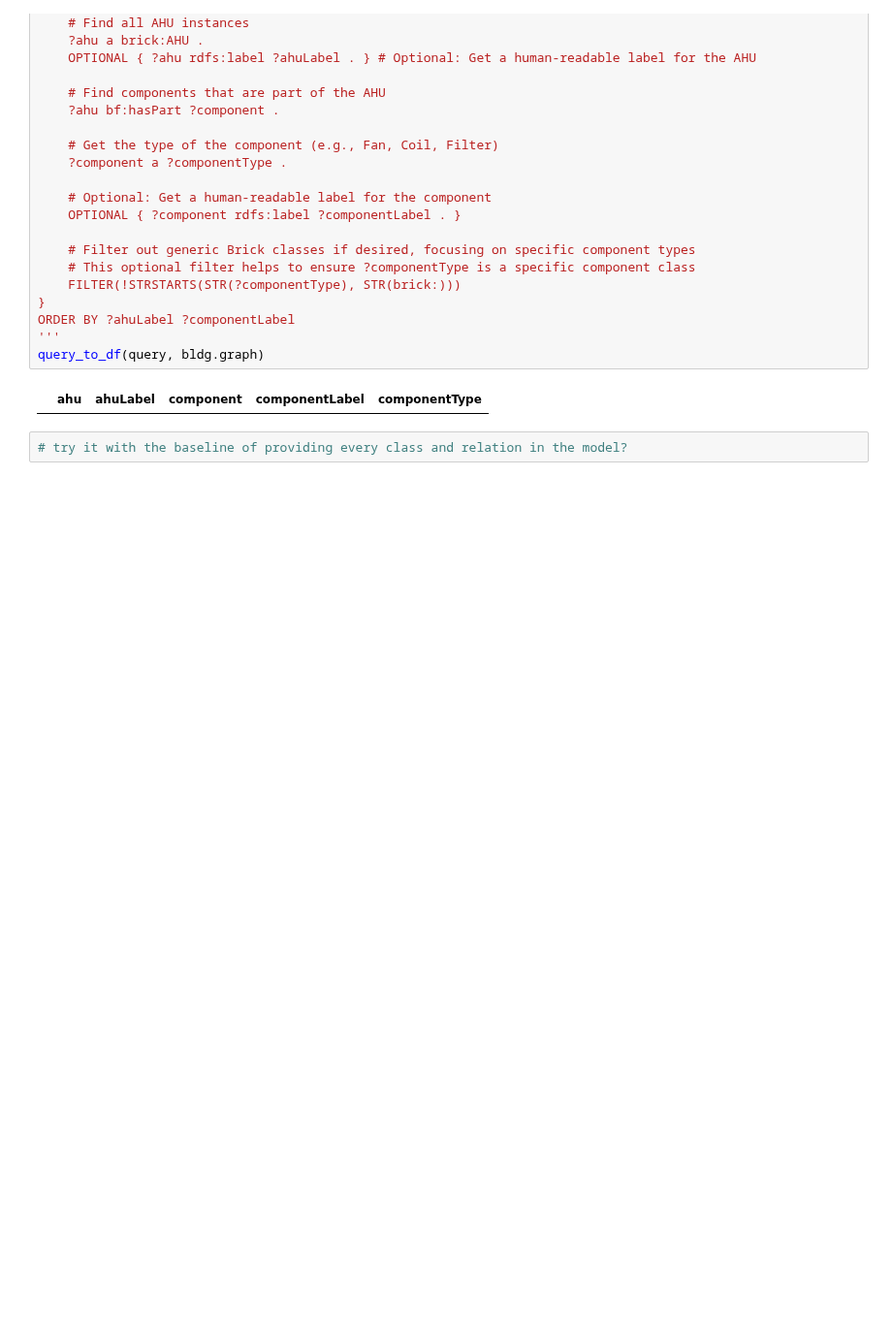
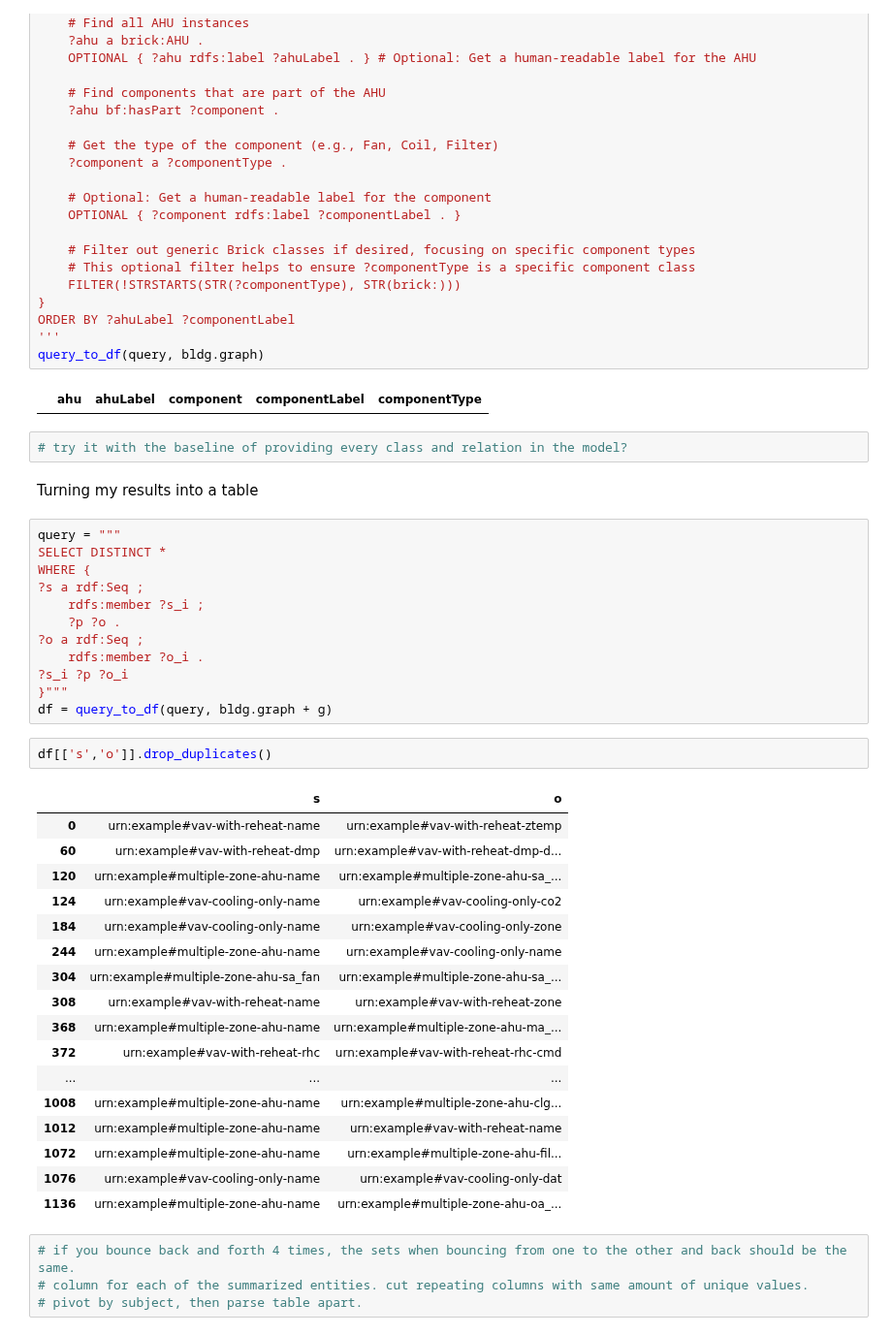
Before and after one commit to lazlop/graph-pattern-id, a Jupyter notebook: examples/brick-example.ipynb, the cells around one changed output. Shown at 97% size. Drawn from its saved outputs; the diff is of its cells as text; blank space fills up the shorter version.

```diff
--- a/examples/brick-example.ipynb
+++ b/examples/brick-example.ipynb
@@ -599,3 +598,41 @@ query_to_df(query, bldg.graph)
 |  | ahu | ahuLabel | component | componentLabel | componentType |
 # %%
 # try it with the baseline of providing every class and relation in the model?
+# %% [markdown]
+Turning my results into a table
+# %%
+query = """
+SELECT DISTINCT *
+WHERE {
+?s a rdf:Seq ;
+    rdfs:member ?s_i ;
+    ?p ?o .
+?o a rdf:Seq ;
+    rdfs:member ?o_i .
+?s_i ?p ?o_i
+}"""
+df = query_to_df(query, bldg.graph + g)
+# %%
+df[['s','o']].drop_duplicates()
+# %% [output]
+|  | s | o |
+| 0 | urn:example#vav-with-reheat-name | urn:example#vav-with-reheat-ztemp |
+| 60 | urn:example#vav-with-reheat-dmp | urn:example#vav-with-reheat-dmp-d... |
+| 120 | urn:example#multiple-zone-ahu-name | urn:example#multiple-zone-ahu-sa_... |
+| 124 | urn:example#vav-cooling-only-name | urn:example#vav-cooling-only-co2 |
+| 184 | urn:example#vav-cooling-only-name | urn:example#vav-cooling-only-zone |
+| 244 | urn:example#multiple-zone-ahu-name | urn:example#vav-cooling-only-name |
+| 304 | urn:example#multiple-zone-ahu-sa_fan | urn:example#multiple-zone-ahu-sa_... |
+| 308 | urn:example#vav-with-reheat-name | urn:example#vav-with-reheat-zone |
+| 368 | urn:example#multiple-zone-ahu-name | urn:example#multiple-zone-ahu-ma_... |
+| 372 | urn:example#vav-with-reheat-rhc | urn:example#vav-with-reheat-rhc-cmd |
+| ... | ... | ... |
+| 1008 | urn:example#multiple-zone-ahu-name | urn:example#multiple-zone-ahu-clg... |
+| 1012 | urn:example#multiple-zone-ahu-name | urn:example#vav-with-reheat-name |
+| 1072 | urn:example#multiple-zone-ahu-name | urn:example#multiple-zone-ahu-fil... |
+| 1076 | urn:example#vav-cooling-only-name | urn:example#vav-cooling-only-dat |
+| 1136 | urn:example#multiple-zone-ahu-name | urn:example#multiple-zone-ahu-oa_... |
+# %%
+# if you bounce back and forth 4 times, the sets when bouncing from one to the other and back should be the same.
+# column for each of the summarized entities. cut repeating columns with same amount of unique values.
+# pivot by subject, then parse table apart.
```
Also changed, not shown: parts of 17 cells of this notebook, 20 other files.
